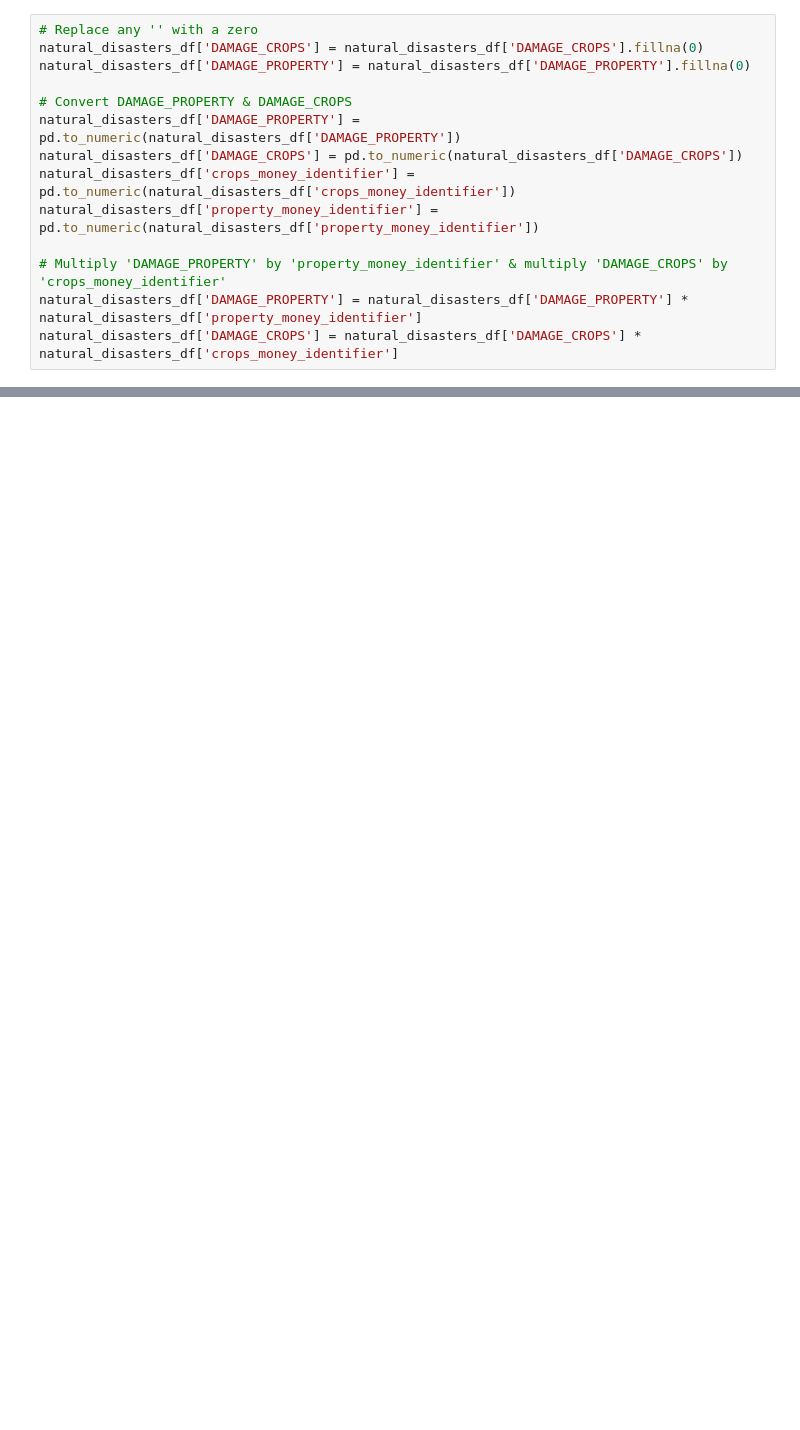
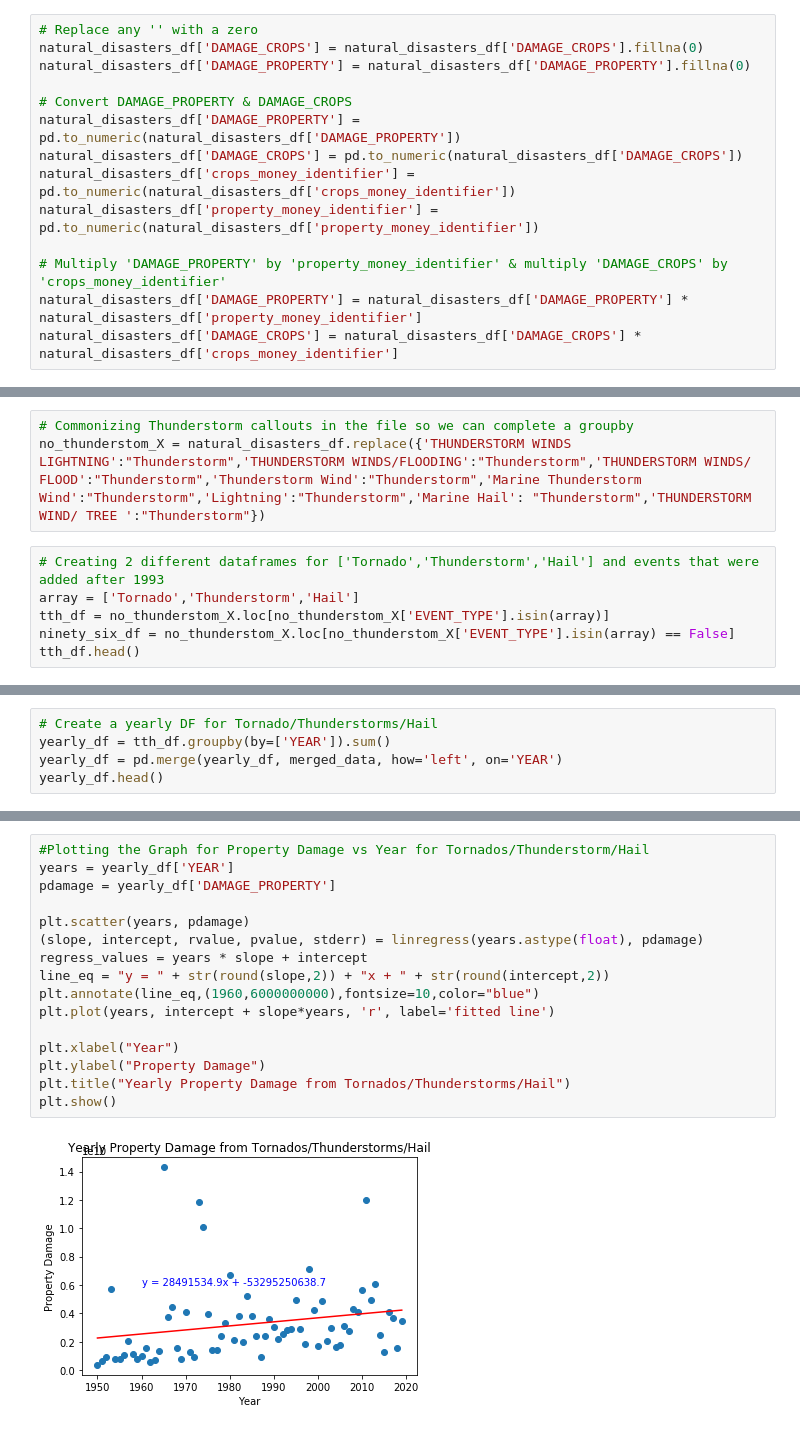
Before and after one commit to RedRubiksCube/project1, a Jupyter notebook: Data_Cleaning/Project1Final.ipynb, the cells around one changed output, grey strips where cells are left out. Drawn from its saved outputs; the diff is of its cells as text; blank space fills up the shorter version.

```diff
--- a/Data_Cleaning/Project1Final.ipynb
+++ b/Data_Cleaning/Project1Final.ipynb
@@ -163,0 +162,9 @@ plt.show()
+# %%
+# Commonizing Thunderstorm callouts in the file so we can complete a groupby
+no_thunderstom_X = natural_disasters_df.replace({'THUNDERSTORM WINDS LIGHTNING':"Thunderstorm",'THUNDERSTORM WINDS/FLOODING':"Thunderstorm",'THUNDERSTORM WINDS/ FLOOD':"Thunderstorm",'Thunderstorm Wind':"Thunderstorm",'Marine Thunderstorm Wind':"Thunderstorm",'Lightning':"Thunderstorm",'Marine Hail': "Thunderstorm",'THUNDERSTORM WIND/ TREE ':"Thunderstorm"})
+# %%
+# Creating 2 different dataframes for ['Tornado','Thunderstorm','Hail'] and events that were added after 1993
+array = ['Tornado','Thunderstorm','Hail']
+tth_df = no_thunderstom_X.loc[no_thunderstom_X['EVENT_TYPE'].isin(array)]
+ninety_six_df = no_thunderstom_X.loc[no_thunderstom_X['EVENT_TYPE'].isin(array) == False]
+tth_df.head()
@@ -163,0 +178,5 @@ plt.show()
+# %%
+# Create a yearly DF for Tornado/Thunderstorms/Hail
+yearly_df = tth_df.groupby(by=['YEAR']).sum()
+yearly_df = pd.merge(yearly_df, merged_data, how='left', on='YEAR')
+yearly_df.head()
@@ -250,0 +313,18 @@ clean_cpi.to_csv('../Data/Cleaned data/clean_cpi.csv', index=False)
+# %%
+#Plotting the Graph for Property Damage vs Year for Tornados/Thunderstorm/Hail
+years = yearly_df['YEAR']
+pdamage = yearly_df['DAMAGE_PROPERTY']
+
+plt.scatter(years, pdamage)
+(slope, intercept, rvalue, pvalue, stderr) = linregress(years.astype(float), pdamage)
+regress_values = years * slope + intercept
+line_eq = "y = " + str(round(slope,2)) + "x + " + str(round(intercept,2))
+plt.annotate(line_eq,(1960,6000000000),fontsize=10,color="blue")
+plt.plot(years, intercept + slope*years, 'r', label='fitted line')
+
+plt.xlabel("Year")
+plt.ylabel("Property Damage")
+plt.title("Yearly Property Damage from Tornados/Thunderstorms/Hail")
+plt.show()
+# %% [output]
+[figure, added]
```
Also changed, not shown: parts of 52 cells of this notebook, 4 other files.
